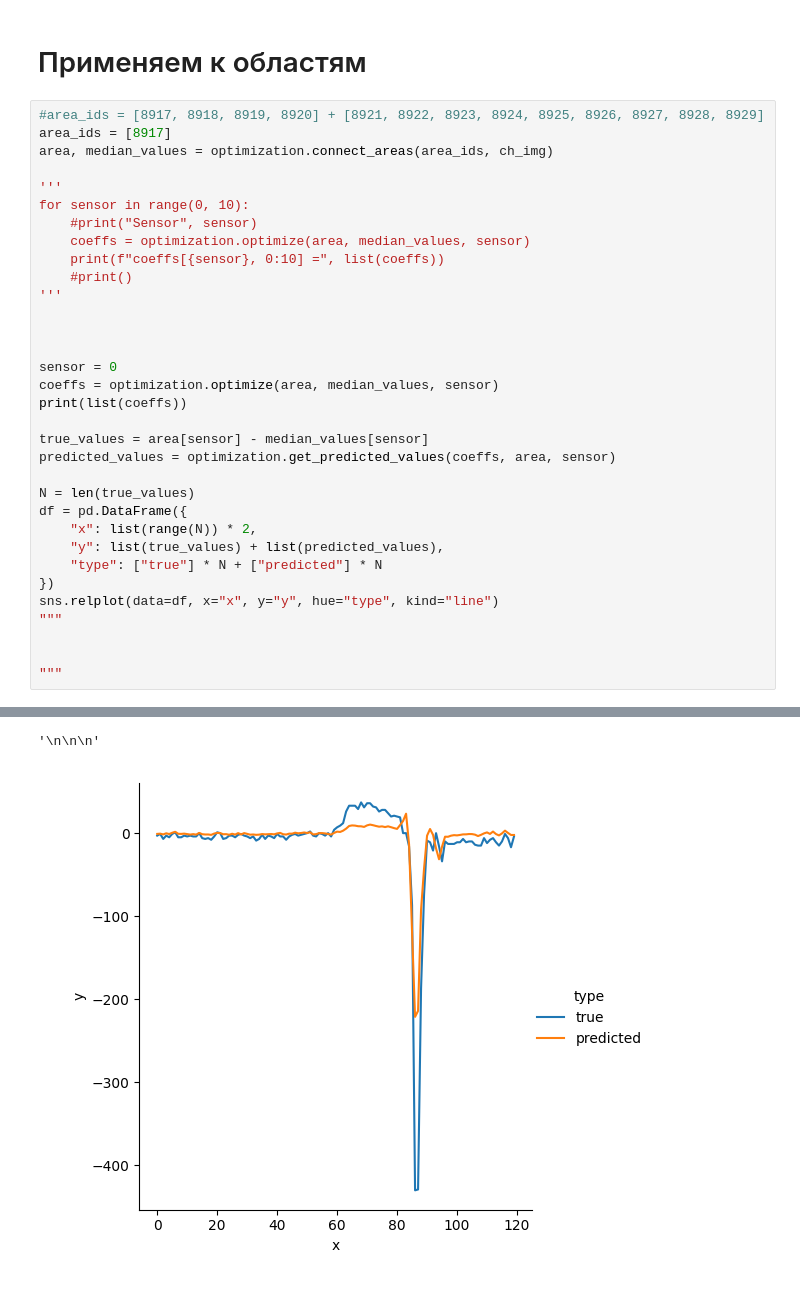
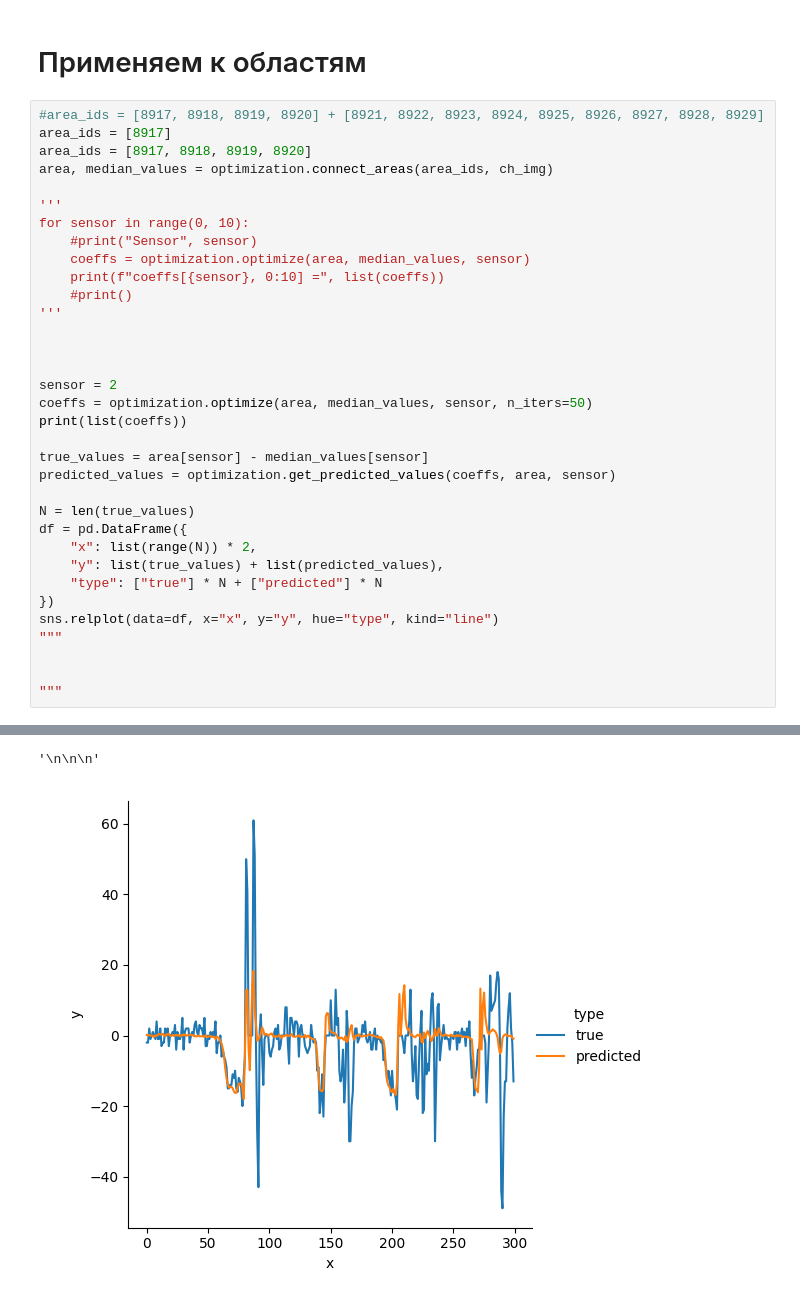
Before and after one commit to Limuranius/FY3D-image-analyzer, a Jupyter notebook: experiments/fix sensor 0 channel 8/Untitled.ipynb, the cells around one changed output, grey strips where cells are left out. Saved outputs shown, nothing was run; the diff lists cells and outputs as text.

```diff
--- a/experiments/fix sensor 0 channel 8/Untitled.ipynb
+++ b/experiments/fix sensor 0 channel 8/Untitled.ipynb
@@ -40,6 +39,7 @@ plt.imshow(contrasted_median, cmap="gray")
 # %%
 #area_ids = [8917, 8918, 8919, 8920] + [8921, 8922, 8923, 8924, 8925, 8926, 8927, 8928, 8929]
 area_ids = [8917]
+area_ids = [8917, 8918, 8919, 8920]
 area, median_values = optimization.connect_areas(area_ids, ch_img)
 
 '''
@@ -52,8 +52,8 @@ for sensor in range(0, 10):
 
 
 
-sensor = 0
-coeffs = optimization.optimize(area, median_values, sensor)
+sensor = 2
+coeffs = optimization.optimize(area, median_values, sensor, n_iters=50)
 print(list(coeffs))
 
 true_values = area[sensor] - median_values[sensor]
@@ -75,2 +91,2 @@ sns.relplot(data=df, x="x", y="y", hue="type", kind="line")
 '\n\n\n'
-[figure, old version]
+[figure, new version]
```
Also changed, not shown: parts of 2 cells of this notebook, 58 other files.
